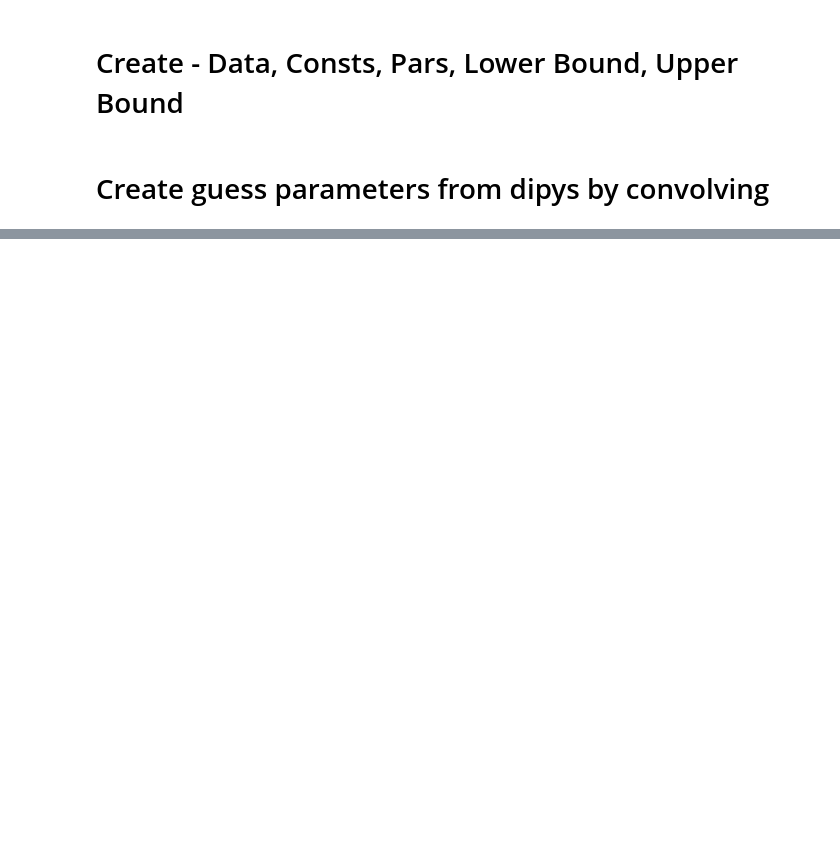
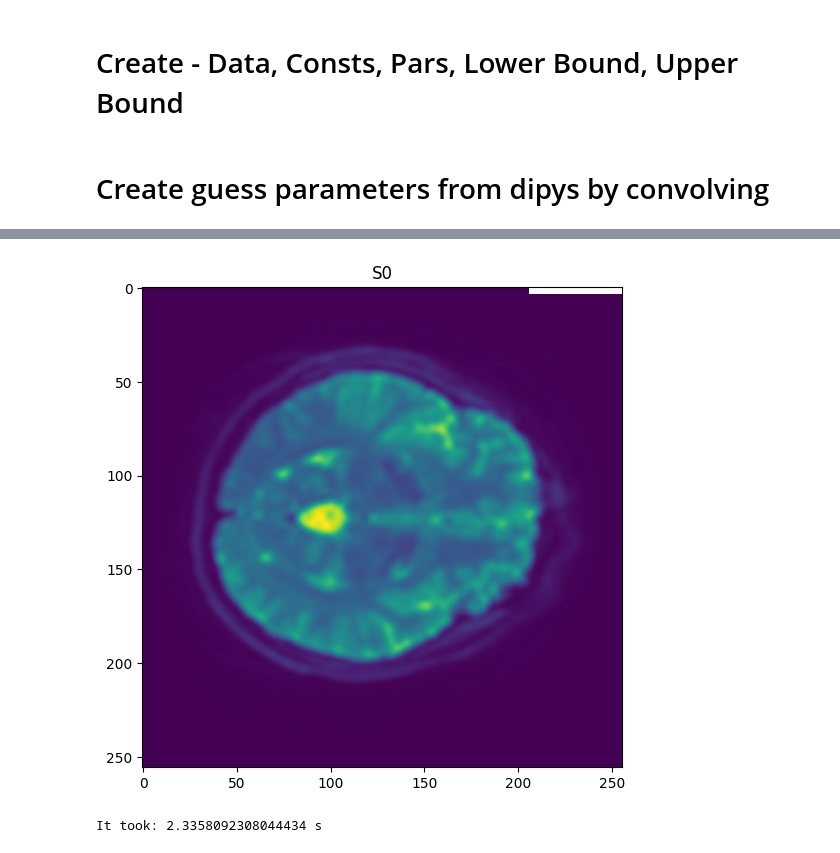
Before and after one commit to turbotage/pycompute, a Jupyter notebook: test_optimize.ipynb, the cells around one changed output, grey strips where cells are left out. Saved outputs shown, nothing was run; the diff lists cells and outputs as text; code cells hidden in the pictures; blank space fills up the shorter version.

```diff
--- a/test_optimize.ipynb
+++ b/test_optimize.ipynb
@@ -58,6 +70,6 @@ upper_bound = np.float32(np.ascontiguousarray(
 # %%
 
-kernel_size = 25
+kernel_size = 5
 avg_kernel = np.ones((kernel_size,kernel_size))
 
 pars = np.empty(pars_dipy.shape, pars_dipy.dtype)
@@ -118 +107,5 @@ if print_D2:
+# %%
+param_printer(pars, print_S0=True)
+# %% [output]
+[figure, added]
 # %%
@@ -120,21 +113,40 @@ pars = np.reshape(pars, (4, nvoxels))
 # %%
-from cuda.lsqnonlin import SecondOrderLevenbergMarquardt
+import cuda.lsqnonlin as clsq
+importlib.reload(clsq)
 
 expr = 'S0*(f*exp(-b*D_1)+(1-f)*exp(-b*D_2))'
 pars_str = ['S0', 'f', 'D_1', 'D_2']
 consts_str = ['b']
 
-nchunks = 50
-data_chunk_size = math.ceil(data.shape[1] / nchunks)
+nchunks = 2
+chunk_size = math.ceil(nvoxels / nchunks)
 
+start = time.time()
+for i in range(0,nchunks):
 
-for i in range(0,1):
+    parscu = cp.asarray(pars_flat[:,i*chunk_size:(i+1)*chunk_size].copy())
+    constscu = cp.asarray(consts[:,i*chunk_size*ndata:(i+1)*chunk_size*ndata].copy())
+    datacu = cp.asarray(data_flat[:,i*chunk_size*ndata:(i+1)*chunk_size*ndata].copy())
+    lower_bound_cu = cp.asarray(lower_bound[:,i*chunk_size:(i+1)*chunk_size].copy())
+    upper_bound_cu = cp.asarray(upper_bound[:,i*chunk_size:(i+1)*chunk_size].copy())
 
-    parscu = cp.asarray(pars[:,i*data_chunk_size:(i+1)*data_chunk_size])
-    constscu = cp.asarray(data[:,i*data_chunk_size*ndata:(i+1)*data_chunk_size*ndata])
-    datacu = cp.asarray(data[:,i*data_chunk_size*ndata:(i+1)*data_chunk_size*ndata])
-    lower_bound_cu = cp.asarray(lower_bound[:,i*data_chunk_size:(i+1)*data_chunk_size])
-    upper_bound_cu = cp.asarray(upper_bound[:,i*data_chunk_size:(i+1)*data_chunk_size])
+    solm = clsq.SecondOrderLevenbergMarquardt(expr, pars_str, consts_str, parscu, constscu, datacu, lower_bound_cu, upper_bound_cu, write_to_file = True)
+    solm.run(10, 1e-5)
 
-    solm = SecondOrderLevenbergMarquardt(expr, pars_str, consts_str, parscu, constscu, datacu, lower_bound_cu, upper_bound_cu)
-    solm.run(10, 1e-5)
+    cp.cuda.stream.get_current_stream().synchronize()
+    pars_flat[:,i*chunk_size:(i+1)*chunk_size] = parscu.get()
+    del solm
+
+    #time.sleep(5)
+
+cp.cuda.stream.get_current_stream().synchronize()
+end = time.time()
+print('It took: ' + str(end - start) + ' s')
+
+del parscu
+del constscu
+del datacu
+del lower_bound_cu
+del upper_bound_cu
+# %% [output]
+It took: 2.3358092308044434 s
```
Also changed, not shown: parts of 7 cells of this notebook, 9 other files.
